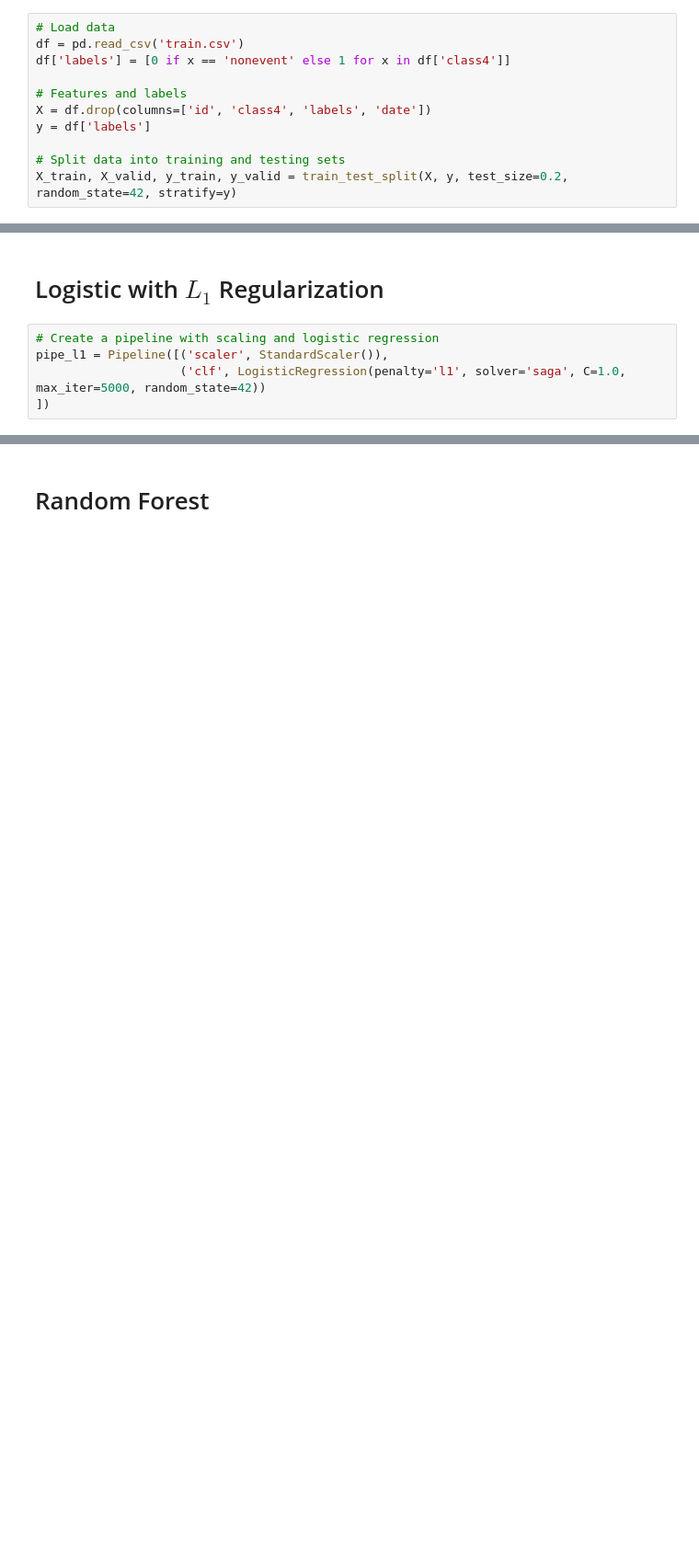
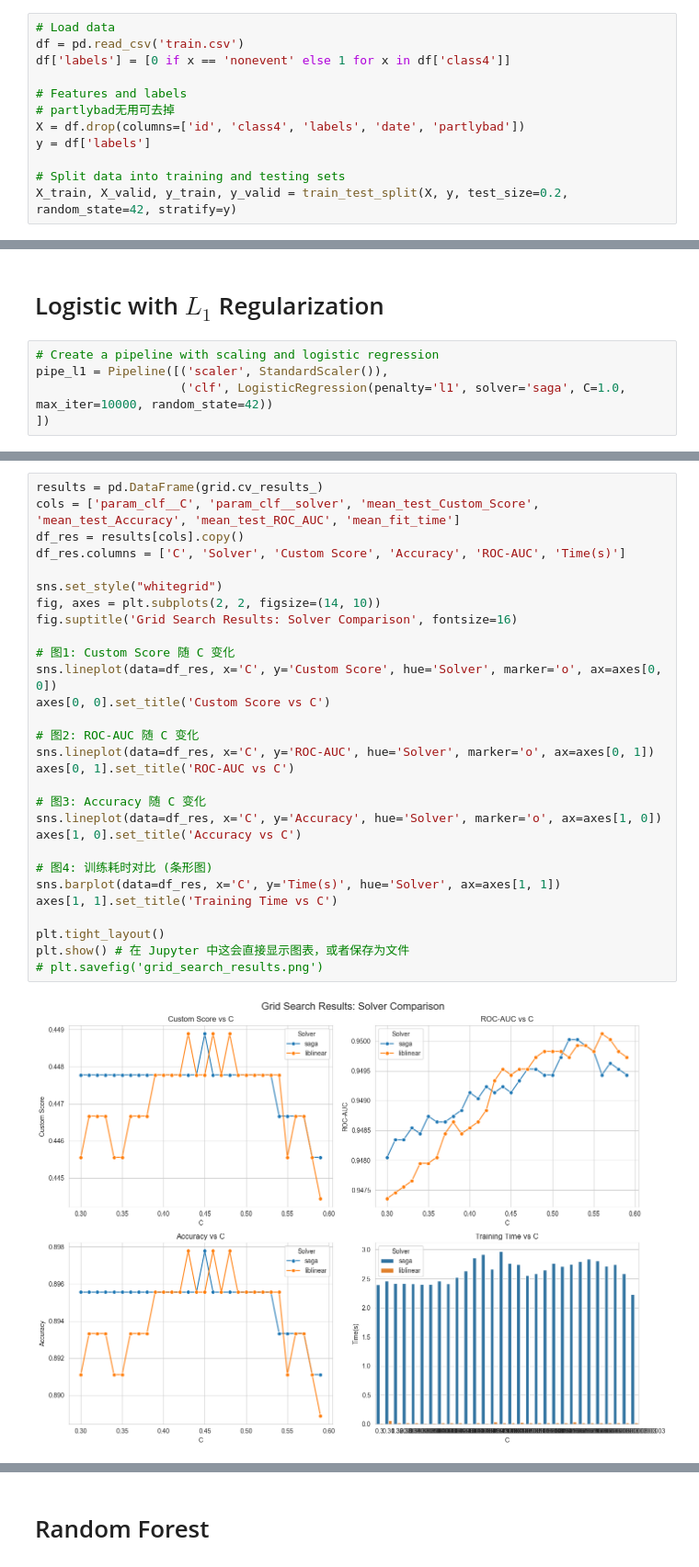
Before and after one commit to onenightallstar/Intro-to-ML, a Jupyter notebook: iml25-term-project/binary_classfication.ipynb, the cells around one changed output, grey strips where cells are left out. Shown: that part at 92% size. Saved outputs shown, nothing was run; the diff lists cells and outputs as text; blank space fills up the shorter version.

```diff
--- a/iml25-term-project/binary_classfication.ipynb
+++ b/iml25-term-project/binary_classfication.ipynb
@@ -17,7 +19,8 @@ df = pd.read_csv('train.csv')
 df['labels'] = [0 if x == 'nonevent' else 1 for x in df['class4']]
 
 # Features and labels
-X = df.drop(columns=['id', 'class4', 'labels', 'date'])
+# partlybad无用可去掉
+X = df.drop(columns=['id', 'class4', 'labels', 'date', 'partlybad'])
 y = df['labels']
 
 # Split data into training and testing sets
@@ -27,7 +65,7 @@ X_train, X_valid, y_train, y_valid = train_test_split(X, y, test_size=0.2, rando
 # %%
 # Create a pipeline with scaling and logistic regression
 pipe_l1 = Pipeline([('scaler', StandardScaler()),
-                    ('clf', LogisticRegression(penalty='l1', solver='saga', C=1.0, max_iter=5000, random_state=42))
+                    ('clf', LogisticRegression(penalty='l1', solver='saga', C=1.0, max_iter=10000, random_state=42))
 ])
 # %%
 # Hyperparameter tuning using GridSearchCV
@@ -44,3 +100,34 @@ print(grid.best_score_)
+# %%
+results = pd.DataFrame(grid.cv_results_)
+cols = ['param_clf__C', 'param_clf__solver', 'mean_test_Custom_Score', 'mean_test_Accuracy', 'mean_test_ROC_AUC', 'mean_fit_time']
+df_res = results[cols].copy()
+df_res.columns = ['C', 'Solver', 'Custom Score', 'Accuracy', 'ROC-AUC', 'Time(s)']
+
+sns.set_style("whitegrid")
+fig, axes = plt.subplots(2, 2, figsize=(14, 10))
+fig.suptitle('Grid Search Results: Solver Comparison', fontsize=16)
+
+# 图1: Custom Score 随 C 变化
+sns.lineplot(data=df_res, x='C', y='Custom Score', hue='Solver', marker='o', ax=axes[0, 0])
+axes[0, 0].set_title('Custom Score vs C')
+
+# 图2: ROC-AUC 随 C 变化
+sns.lineplot(data=df_res, x='C', y='ROC-AUC', hue='Solver', marker='o', ax=axes[0, 1])
+axes[0, 1].set_title('ROC-AUC vs C')
+
+# 图3: Accuracy 随 C 变化
+sns.lineplot(data=df_res, x='C', y='Accuracy', hue='Solver', marker='o', ax=axes[1, 0])
+axes[1, 0].set_title('Accuracy vs C')
+
+# 图4: 训练耗时对比 (条形图)
+sns.barplot(data=df_res, x='C', y='Time(s)', hue='Solver', ax=axes[1, 1])
+axes[1, 1].set_title('Training Time vs C')
+
+plt.tight_layout()
+plt.show() # 在 Jupyter 中这会直接显示图表，或者保存为文件
+# plt.savefig('grid_search_results.png')
+# %% [output]
+[figure, added]
 # %%
 # Train the model with the best parameters
 pipe_l1 = Pipeline([('scaler', StandardScaler()),
```
Also changed, not shown: parts of 14 cells of this notebook, 8 other files.
